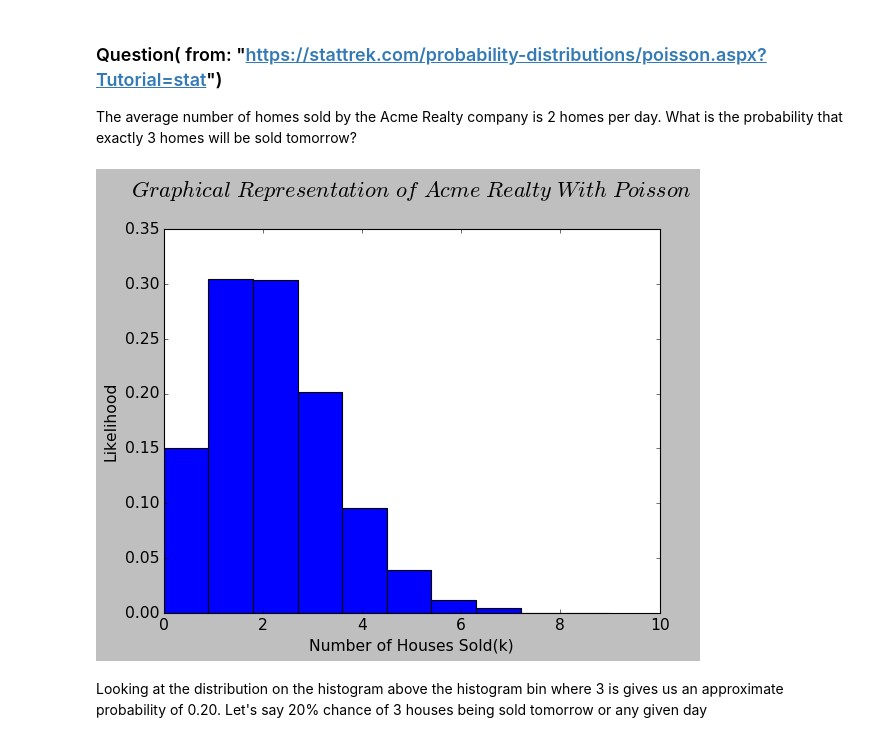
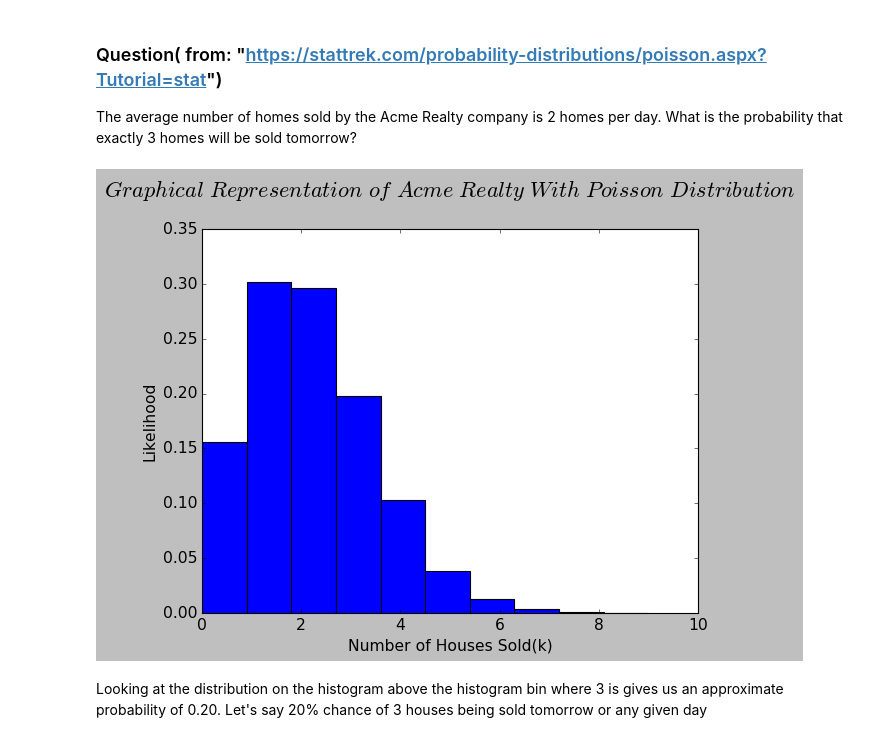
Before and after one commit to MarcoMen-Temp/Programming-Practice, a Jupyter notebook: NumpyAssignment.ipynb, the cells around one changed output. Drawn from its saved outputs; the diff is of its cells as text; code cells hidden in the pictures.

```diff
--- a/NumpyAssignment.ipynb
+++ b/NumpyAssignment.ipynb
@@ -141,0 +142,2 @@ plt.show()
+# %%
+y=180
@@ -490,0 +401,16 @@ Looking at the histogram for the second normal distribution I get roughly betwee
+# %%
+# sigma * np.random.randn()
+
+x, mu, sigma = 940,850, 100
+
+z = sigma * np.random.randn(850) + mu
+
+count, bins, ignored = plt.hist(z, 10, density=True)
+
+plt.title(r'$Distribution\ Of\ Test\ Scores$', fontsize=20)
+
+plt.xlabel('Test Scores')
+plt.ylabel('Probability')
+
+
+plt.show()
@@ -570,43 +479,40 @@ https://stackoverflow.com/questions/35729290/python-numpy-poisson-distribution
 
 The average number of homes sold by the Acme Realty company is 2 homes per day. What is the probability that exactly 3 homes will be sold tomorrow?
 # %%
-import numpy as np
-import matplotlib.pyplot as plt
 
 """
 mu(mean) equals 2 because that's the average number of homes sold daily
 k(number of events) is 3(homes expected to sell) that we are trying to find the likelihood
 x-axis = k(events or number of homes sold)
 y-axis = Probabity of k events occuring
-I must label x and y axis and get LaTex formatting
 """
 
 mu, k=  2, 3
 
 
 
 
 
 s = np.random.poisson(2, 10000)
 
-a =  "Graphical\ Representation\ of\ Acme\ Realty\ With\ Poisson"
+a =  "Graphical\ Representation\ of\ Acme\ Realty\ With\ Poisson\ Distribution"
 
 count, bins, ignored = plt.hist(s, 10, density = True)
 
 plt.plot()
 
 
 
 plt.title('$%s$ \n'%a, fontsize=20)
 
 
 plt.xlabel('Number of Houses Sold(k)')
 plt.ylabel('Likelihood')
 
 
 
 plt.show()
 # %% [output]
-[figure, old version]
+[figure, new version]
 # %% [markdown]
 Looking at the distribution on the histogram above the histogram bin where 3 is gives us an approximate probability of 0.20. Let's say 20% chance of 3 houses being sold tomorrow or any given day
```
Also changed, not shown: parts of 51 cells of this notebook.
